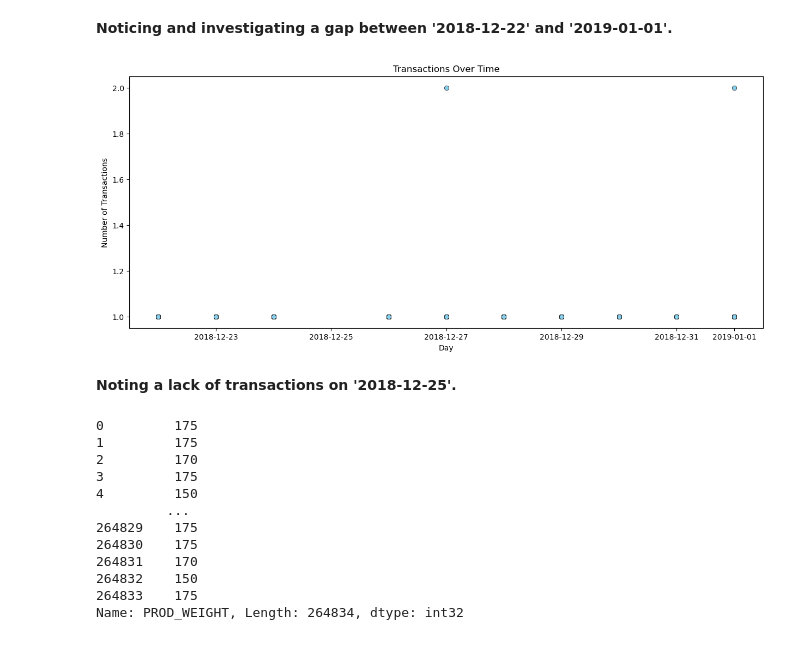
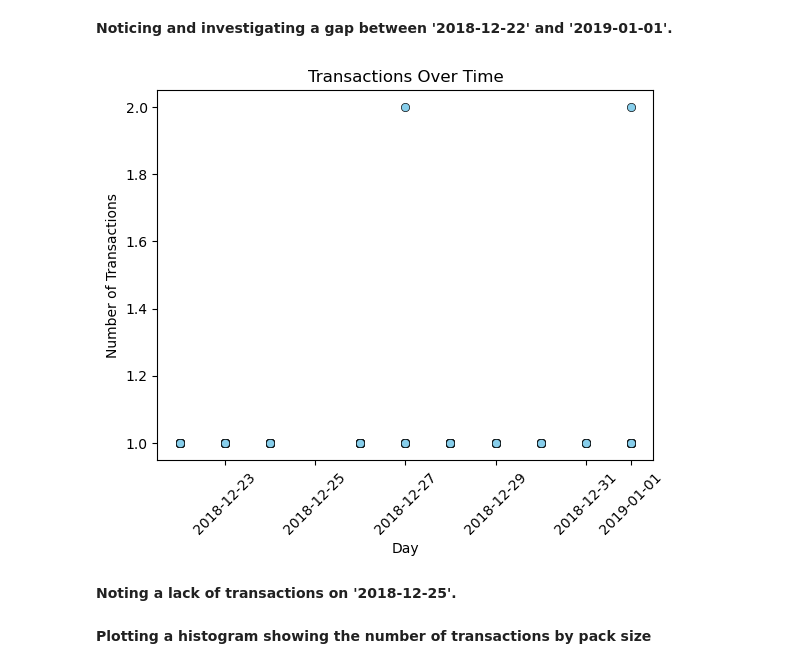
Before and after one commit to ToyosiAk/Quantium_Job_Sim, a Jupyter notebook: Task_One/Quantium.ipynb, the cells around one changed output. Saved outputs shown, nothing was run; the diff lists cells and outputs as text; code cells hidden in the pictures.

```diff
--- a/Task_One/Quantium.ipynb
+++ b/Task_One/Quantium.ipynb
@@ -336,32 +334,18 @@ plt.show()
 # %%
 start_date2 = '2018-12-22'
 end_date2 = '2019-01-01'
 
 filtered_data2 = df1[(df1['DATE'] >= start_date2) & (df1['DATE'] <= end_date2)]
 
-plt.figure(figsize=(15, 6))
 sns.scatterplot(x=filtered_data2['DATE'], y=filtered_data2['TXN_ID'].value_counts (), color="skyblue", edgecolor='black')
+plt.xticks(rotation=45)
 plt.title('Transactions Over Time')
 plt.xlabel('Day')
 plt.ylabel('Number of Transactions')
 plt.show()
 # %% [output]
-[figure, old version]
+[figure, new version]
 # %% [markdown]
 **Noting a lack of transactions on '2018-12-25'.**
-# %%
-PACK_SIZE = df1['PROD_WEIGHT'].str[0:3].astype(int)
-PACK_SIZE
-# %% [output]
-0         175
-1         175
-2         170
-3         175
-4         150
-         ...
-264829    175
-264830    175
-264831    170
-264832    150
-264833    175
-Name: PROD_WEIGHT, Length: 264834, dtype: int32
+# %% [markdown]
+**Plotting a histogram showing the number of transactions by pack size**
```
Also changed, not shown: parts of 34 cells of this notebook, 1 other file.
